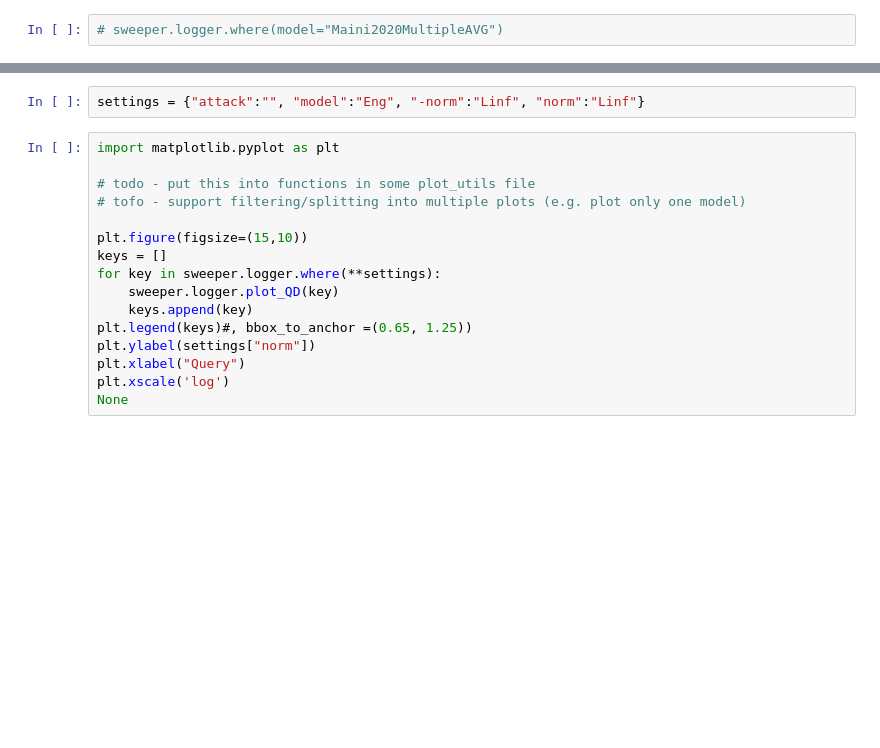
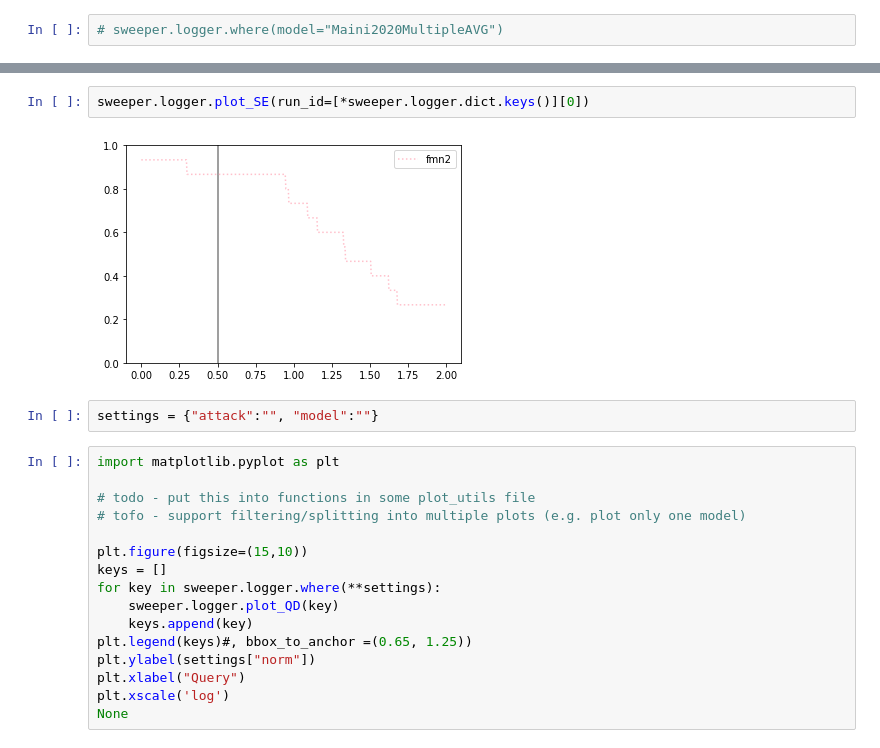
Before and after one commit to michal-stary/adversarial-ml-comparison, a Jupyter notebook: src/FMN2.ipynb, the cells around one changed output, grey strips where cells are left out. Cells and saved outputs as stored; diff of their text form; blank space fills up the shorter version.

```diff
--- a/src/FMN2.ipynb
+++ b/src/FMN2.ipynb
@@ -66,5 +68,9 @@ KeyboardInterrupt
+# %%
+sweeper.logger.plot_SE(run_id=[*sweeper.logger.dict.keys()][0])
+# %% [output]
+[figure, added]
 # %%
-settings = {"attack":"", "model":"Eng", "-norm":"Linf", "norm":"Linf"}
+settings = {"attack":"", "model":""}
 # %%
 import matplotlib.pyplot as plt
 
```
Also changed, not shown: parts of 3 cells of this notebook, 3 other files.
